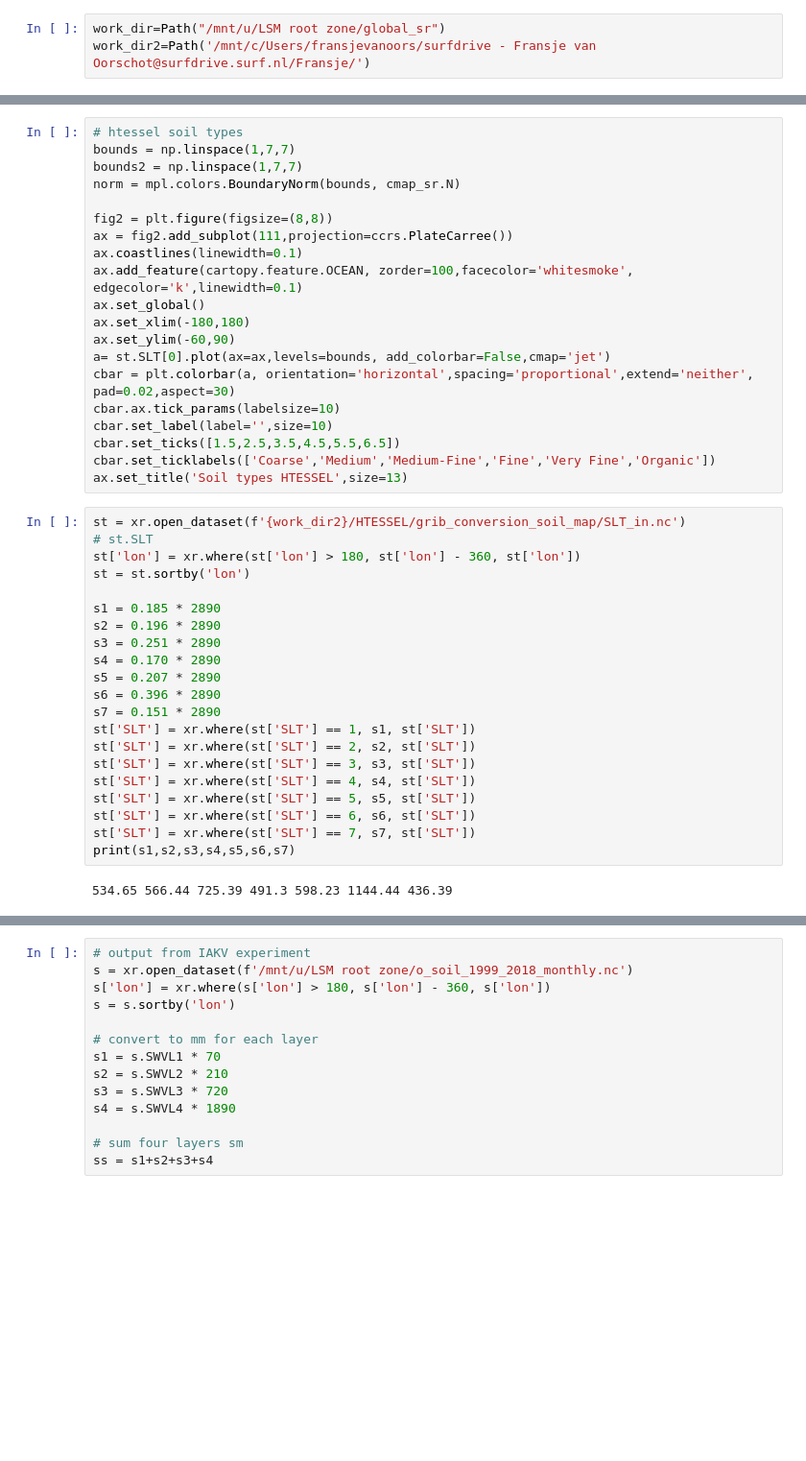
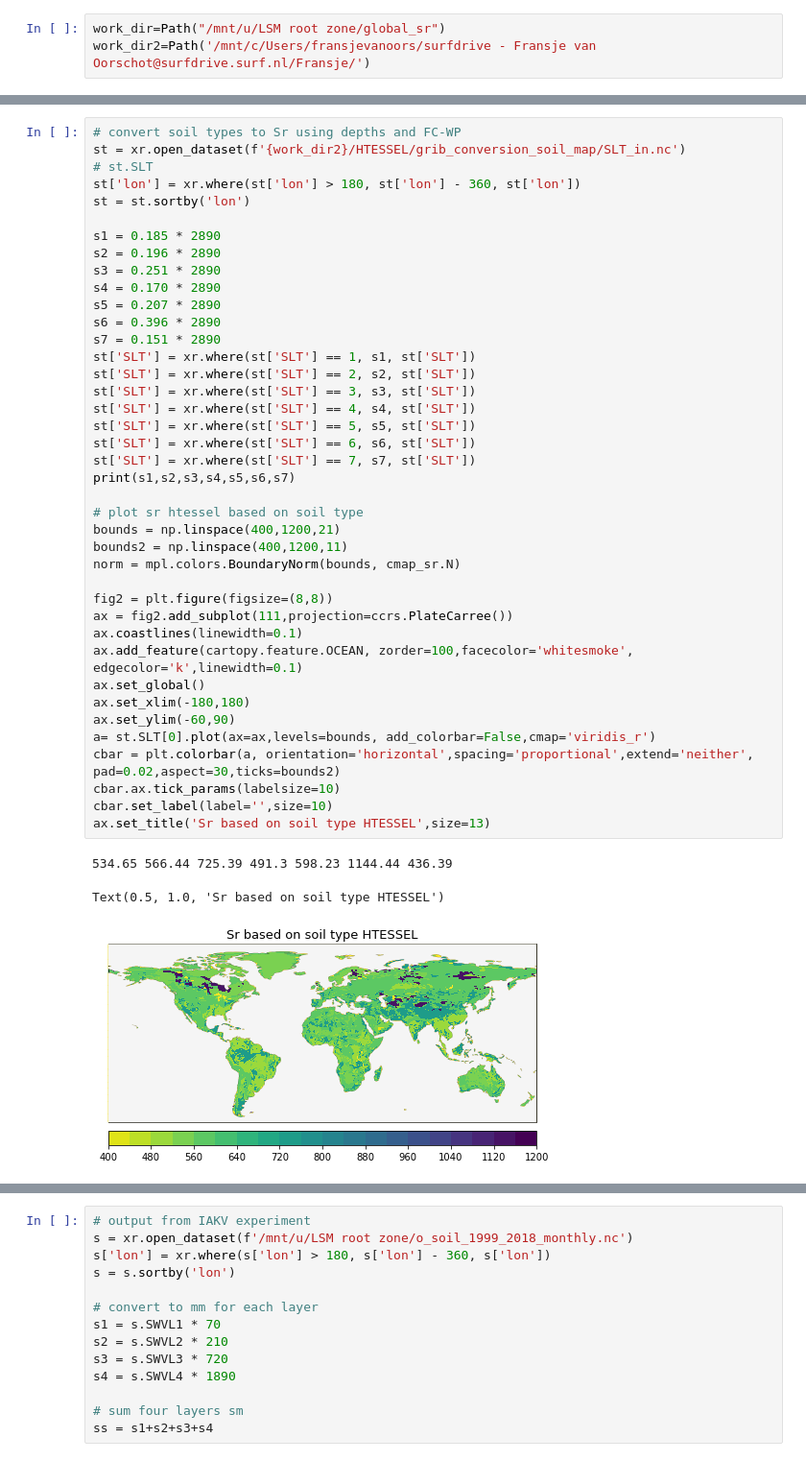
Before and after one commit to fvanoorschot/global_sr_module, a Jupyter notebook: figure_for_thesis_conclusion.ipynb, the cells around one changed output, grey strips where cells are left out. Shown at 96% size. Drawn from its saved outputs; the diff is of its cells as text; blank space fills up the shorter version.

```diff
--- a/figure_for_thesis_conclusion.ipynb
+++ b/figure_for_thesis_conclusion.ipynb
@@ -90,43 +75,44 @@ Text(0.5, 1.0, 'Soil types HTESSEL')
-# %%
-# htessel soil types
-bounds = np.linspace(1,7,7)
-bounds2 = np.linspace(1,7,7)
-norm = mpl.colors.BoundaryNorm(bounds, cmap_sr.N)
-
-fig2 = plt.figure(figsize=(8,8))
-ax = fig2.add_subplot(111,projection=ccrs.PlateCarree())
-ax.coastlines(linewidth=0.1)
-ax.add_feature(cartopy.feature.OCEAN, zorder=100,facecolor='whitesmoke', edgecolor='k',linewidth=0.1)
-ax.set_global()
-ax.set_xlim(-180,180)
-ax.set_ylim(-60,90)
-a= st.SLT[0].plot(ax=ax,levels=bounds, add_colorbar=False,cmap='jet')
-cbar = plt.colorbar(a, orientation='horizontal',spacing='proportional',extend='neither', pad=0.02,aspect=30)
-cbar.ax.tick_params(labelsize=10)
-cbar.set_label(label='',size=10)
-cbar.set_ticks([1.5,2.5,3.5,4.5,5.5,6.5])
-cbar.set_ticklabels(['Coarse','Medium','Medium-Fine','Fine','Very Fine','Organic'])
-ax.set_title('Soil types HTESSEL',size=13)
 # %%
+# convert soil types to Sr using depths and FC-WP
 st = xr.open_dataset(f'{work_dir2}/HTESSEL/grib_conversion_soil_map/SLT_in.nc')
 # st.SLT
 st['lon'] = xr.where(st['lon'] > 180, st['lon'] - 360, st['lon'])
 st = st.sortby('lon')
 
 s1 = 0.185 * 2890
 s2 = 0.196 * 2890
 s3 = 0.251 * 2890
 s4 = 0.170 * 2890
 s5 = 0.207 * 2890
 s6 = 0.396 * 2890
 s7 = 0.151 * 2890
 st['SLT'] = xr.where(st['SLT'] == 1, s1, st['SLT'])
 st['SLT'] = xr.where(st['SLT'] == 2, s2, st['SLT'])
 st['SLT'] = xr.where(st['SLT'] == 3, s3, st['SLT'])
 st['SLT'] = xr.where(st['SLT'] == 4, s4, st['SLT'])
 st['SLT'] = xr.where(st['SLT'] == 5, s5, st['SLT'])
 st['SLT'] = xr.where(st['SLT'] == 6, s6, st['SLT'])
 st['SLT'] = xr.where(st['SLT'] == 7, s7, st['SLT'])
 print(s1,s2,s3,s4,s5,s6,s7)
+
+# plot sr htessel based on soil type
+bounds = np.linspace(400,1200,21)
+bounds2 = np.linspace(400,1200,11)
+norm = mpl.colors.BoundaryNorm(bounds, cmap_sr.N)
+
+fig2 = plt.figure(figsize=(8,8))
+ax = fig2.add_subplot(111,projection=ccrs.PlateCarree())
+ax.coastlines(linewidth=0.1)
+ax.add_feature(cartopy.feature.OCEAN, zorder=100,facecolor='whitesmoke', edgecolor='k',linewidth=0.1)
+ax.set_global()
+ax.set_xlim(-180,180)
+ax.set_ylim(-60,90)
+a= st.SLT[0].plot(ax=ax,levels=bounds, add_colorbar=False,cmap='viridis_r')
+cbar = plt.colorbar(a, orientation='horizontal',spacing='proportional',extend='neither', pad=0.02,aspect=30,ticks=bounds2)
+cbar.ax.tick_params(labelsize=10)
+cbar.set_label(label='',size=10)
+ax.set_title('Sr based on soil type HTESSEL',size=13)
 # %% [output]
 534.65 566.44 725.39 491.3 598.23 1144.44 436.39
+Text(0.5, 1.0, 'Sr based on soil type HTESSEL')
+[figure, added]
```
Also changed, not shown: parts of 13 cells of this notebook.
